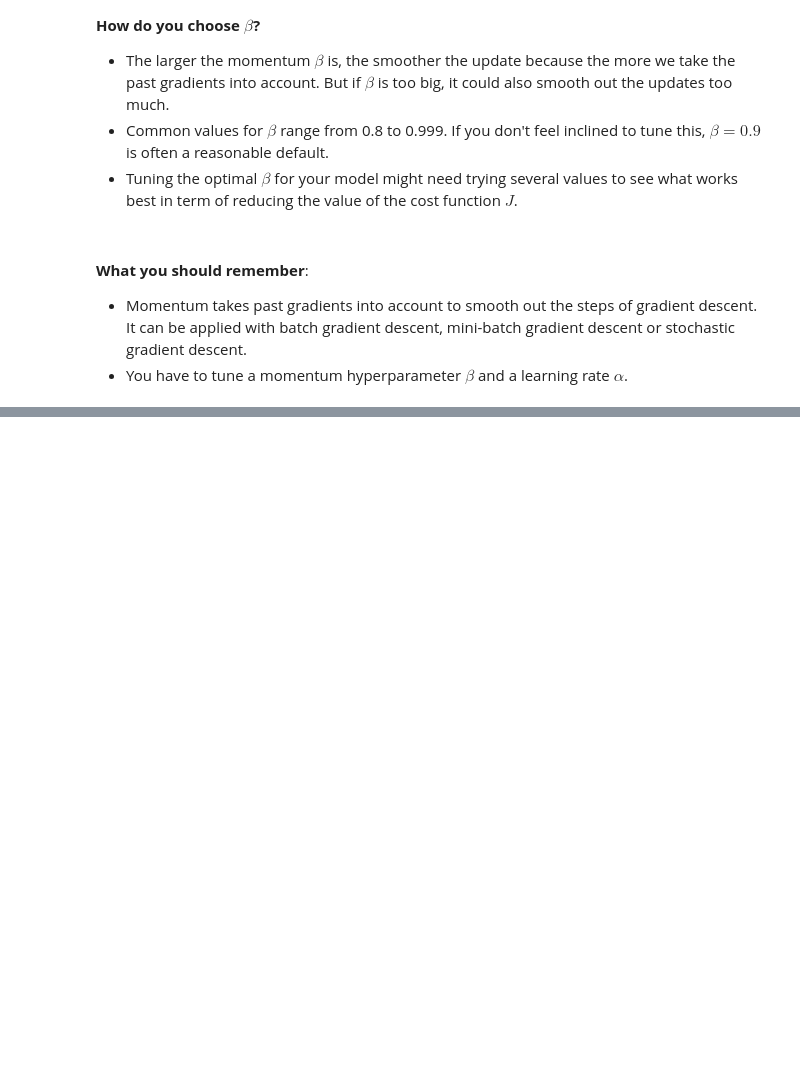
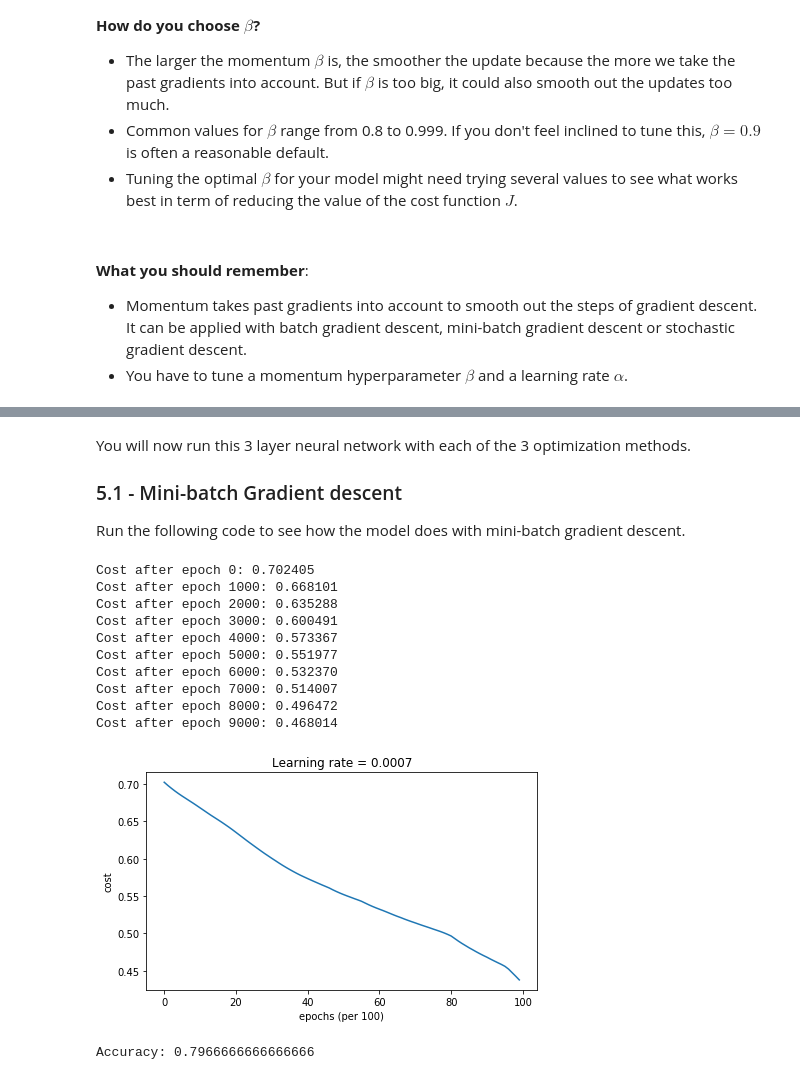
Before and after one commit to xinthink/coursera-deeplearning, a Jupyter notebook: 02-dnn/week02/week02.ipynb, the cells around one changed output, grey strips where cells are left out. Saved outputs shown, nothing was run; the diff lists cells and outputs as text; code cells hidden in the pictures; blank space fills up the shorter version.

```diff
--- a/02-dnn/week02/week02.ipynb
+++ b/02-dnn/week02/week02.ipynb
@@ -59,8 +59,8 @@ def update_parameters_with_gd(parameters, grads, learning_rate):
     # Update rule for each parameter
     for l in range(L):
         ### START CODE HERE ### (approx. 2 lines)
-        parameters["W" + str(l+1)] -= grads["dW" + str(l+1)] * learning_rate
-        parameters["b" + str(l+1)] -= grads["db" + str(l+1)] * learning_rate
+        parameters["W" + str(l + 1)] = parameters["W" + str(l + 1)] - learning_rate * grads["dW" + str(l + 1)]
+        parameters["b" + str(l + 1)] = parameters["b" + str(l + 1)] - learning_rate * grads["db" + str(l + 1)]
         ### END CODE HERE ###
 
     return parameters
@@ -354,8 +354,8 @@ def update_parameters_with_momentum(parameters, grads, v, beta, learning_rate):
         v["dW" + str(l + 1)] = beta * v["dW" + str(l + 1)] + (1 - beta) * grads["dW" + str(l + 1)]
         v["db" + str(l + 1)] = beta * v["db" + str(l + 1)] + (1 - beta) * grads["db" + str(l + 1)]
         # update parameters
-        parameters["W" + str(l + 1)] -= learning_rate * v["dW" + str(l + 1)]
-        parameters["b" + str(l + 1)] -= learning_rate * v["db" + str(l + 1)]
+        parameters["W" + str(l + 1)] = parameters["W" + str(l + 1)] - learning_rate * v["dW" + str(l + 1)]
+        parameters["b" + str(l + 1)] = parameters["b" + str(l + 1)] - learning_rate * v["db" + str(l + 1)]
         ### END CODE HERE ###
 
     return parameters, v
@@ -434,0 +737,34 @@ As usual, we will store all parameters in the `parameters` dictionary
+# %% [markdown]
+You will now run this 3 layer neural network with each of the 3 optimization methods.
+
+### 5.1 - Mini-batch Gradient descent
+
+Run the following code to see how the model does with mini-batch gradient descent.
+# %%
+# 5.1 - Mini-batch Gradient descent
+# train 3-layer model
+layers_dims = [train_X.shape[0], 5, 2, 1]
+parameters = model(train_X, train_Y, layers_dims, optimizer="gd")
+
+# Predict
+predictions = predict(train_X, train_Y, parameters)
+
+# Plot decision boundary
+# plt.title("Model with Gradient Descent optimization")
+# axes = plt.gca()
+# axes.set_xlim([-1.5, 2.5])
+# axes.set_ylim([-1, 1.5])
+#plot_decision_boundary(lambda x: predict_dec(parameters, x.T), train_X, train_Y)
+# %% [output]
+Cost after epoch 0: 0.702405
+Cost after epoch 1000: 0.668101
+Cost after epoch 2000: 0.635288
+Cost after epoch 3000: 0.600491
+Cost after epoch 4000: 0.573367
+Cost after epoch 5000: 0.551977
+Cost after epoch 6000: 0.532370
+Cost after epoch 7000: 0.514007
+Cost after epoch 8000: 0.496472
+Cost after epoch 9000: 0.468014
+[figure, added]
+Accuracy: 0.7966666666666666
```
Also changed, not shown: parts of 17 cells of this notebook, 4 other files.
